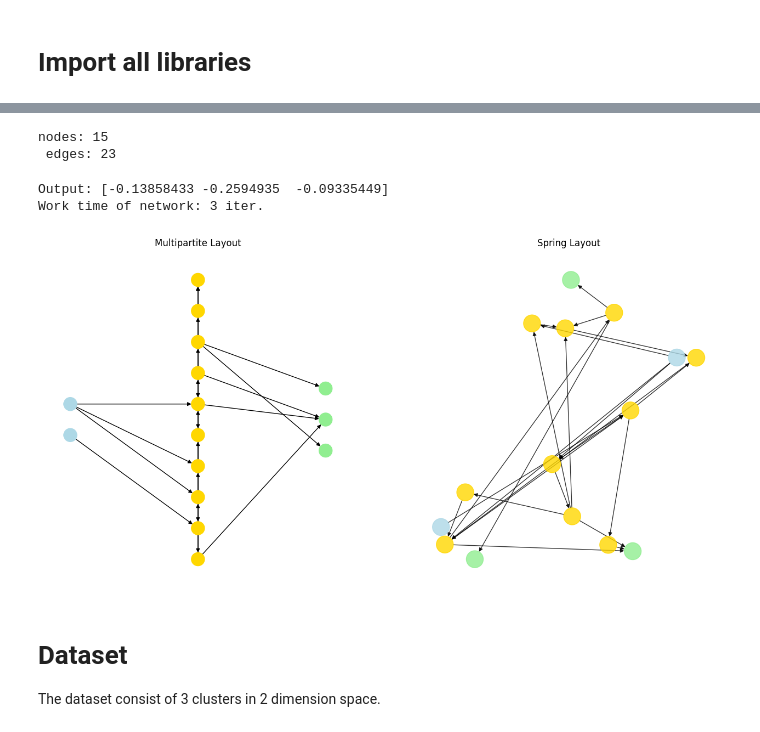
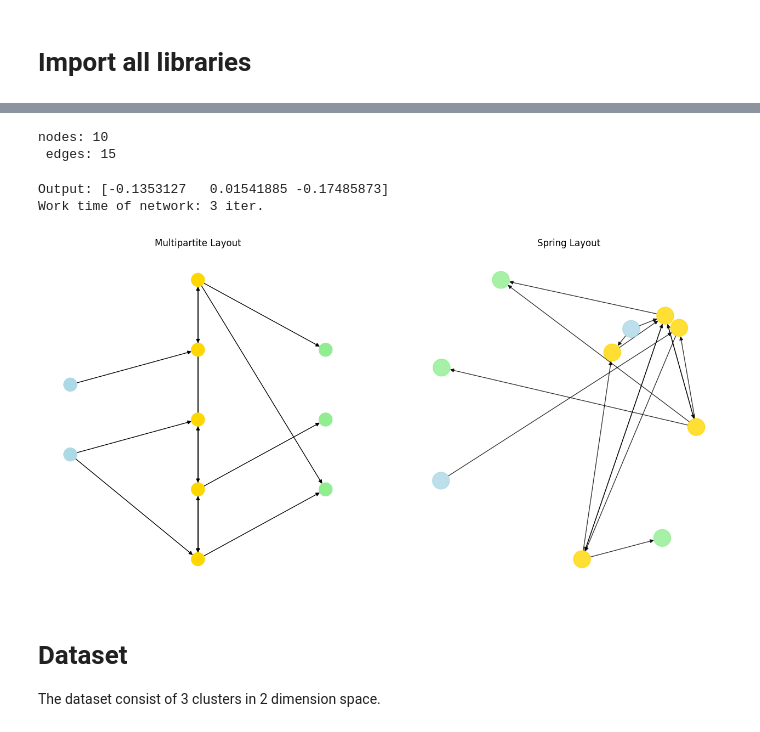
Before and after one commit to Leon-Parepko/Chaotic-RNN, a Jupyter notebook: Network_Test.ipynb, the cells around one changed output, grey strips where cells are left out. Saved outputs shown, nothing was run; the diff lists cells and outputs as text; code cells hidden in the pictures.

```diff
--- a/Network_Test.ipynb
+++ b/Network_Test.ipynb
@@ -8,3 +8,11 @@ from tqdm import tqdm
 
 from Architecture.Layers import Random_RNN
 import matplotlib.pyplot as plt
+# %%
+device = torch.device('cuda' if torch.cuda.is_available() else 'cpu')
+if device.type == 'cuda':
+    !nvidia-smi
+    print(torch.cuda.get_device_name(0))
+
+else:
+    print("No GPU :(")
@@ -11,15 +37,15 @@ import matplotlib.pyplot as plt
 # %%
 input_size = 2
-hidden_size = 10
+hidden_size = 5
 output_size = 3
-device = "cpu"
+# device = "cpu"
 
 model = Random_RNN(input_size, output_size, hidden_size, connect_percentage=0.0).to(device)
 
 print(f'nodes: {len(model.graph.nodes)}\n edges: {len(model.graph.edges)}')
 # %% [output]
-nodes: 15
- edges: 23
+nodes: 10
+ edges: 15
 # %%
 # Create test data vector and forward the model
 model.reset_neurons_memory()
@@ -29,7 +55,7 @@ test_individ = torch.ones(input_size)
 out, time = model.forward(test_individ.view(-1, input_size), return_work_time=True)
 print(f"Output: {out.detach().numpy()} \nWork time of network: {time} iter.")
 # %% [output]
-Output: [-0.13858433 -0.2594935  -0.09335449]
+Output: [-0.1353127   0.01541885 -0.17485873]
 Work time of network: 3 iter.
 # %%
 # # Show all nodes data
@@ -42,20 +68,23 @@ Work time of network: 3 iter.
 # summary(model, (input_size, ), device='cpu')
 # model.graph.edges()
 # %%
-plt.figure(figsize=(16, 8))
+def draw_graph(model):
+    plt.figure(figsize=(16, 8))
 
-plt.subplot(121)
-pos = nx.multipartite_layout(model.graph, subset_key="layer")
-nx.draw(model.graph, pos, node_color=[n[1]["color"] for n in model.graph.nodes(data=True)], with_labels=False)
-plt.title('Multipartite Layout')
+    plt.subplot(121)
+    pos = nx.multipartite_layout(model.graph, subset_key="layer")
+    nx.draw(model.graph, pos, node_color=[n[1]["color"] for n in model.graph.nodes(data=True)], with_labels=False)
+    plt.title('Multipartite Layout')
 
-plt.subplot(122)
-nx.draw(model.graph, node_color=[n[1]["color"] for n in model.graph.nodes(data=True)], node_size=500, alpha=0.8, with_labels=False)
-plt.title('Spring Layout')
+    plt.subplot(122)
+    nx.draw(model.graph, node_color=[n[1]["color"] for n in model.graph.nodes(data=True)], node_size=500, alpha=0.8, with_labels=False)
+    plt.title('Spring Layout')
 
-plt.show()
+    plt.show()
+
+draw_graph(model)
 # %% [output]
-[figure, old version]
+[figure, new version]
 # %% [markdown]
 # Dataset
 The dataset consist of 3 clusters in 2 dimension space.
```
Also changed, not shown: parts of 7 cells of this notebook, 4 other files.
